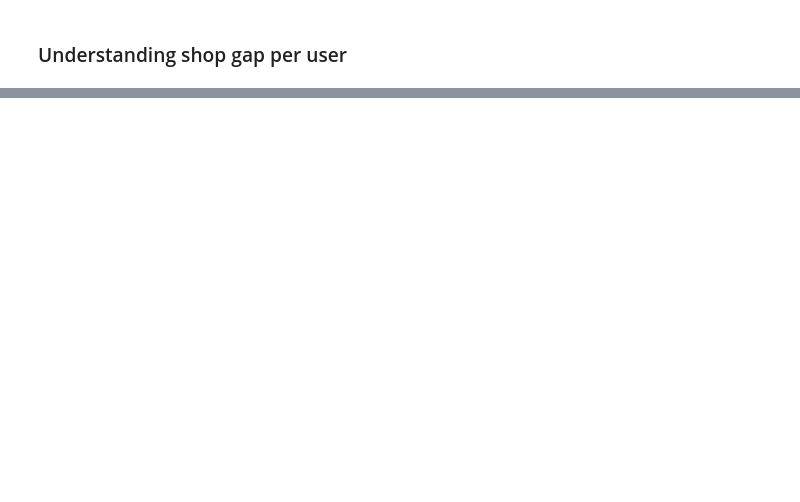
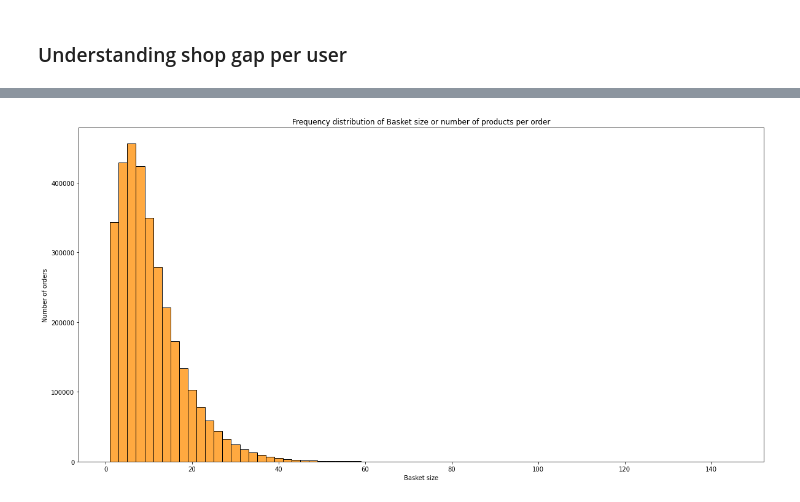
Before and after one commit to sneha-csekar/Instacart-Product-Recommender, a Jupyter notebook: Instacart_EDA_1.ipynb, the cells around one changed output, grey strips where cells are left out. Saved outputs shown, nothing was run; the diff lists cells and outputs as text; code cells hidden in the pictures; blank space fills up the shorter version.

```diff
--- a/Instacart_EDA_1.ipynb
+++ b/Instacart_EDA_1.ipynb
@@ -181,5 +223,5 @@ for i in p.containers:
 # %%
 # Combining prior and train order sets
 # Joining with orders, products, departments and aisles to collate all information
-order_products_all = pd.concat([order_products_prior, order_products_train])
-order_details = order_products_all.merge(orders, on='order_id', how='left').merge(products, on='product_id', how='left').merge(departments, on='department_id').merge(aisles, on='aisle_id')
+# order_products_all = pd.concat([order_products_prior, order_products_train])
+order_details_prior = order_products_prior.merge(orders, on='order_id', how='left').merge(products, on='product_id', how='left').merge(departments, on='department_id').merge(aisles, on='aisle_id')
@@ -393,0 +474,12 @@ plt.show()
+# %%
+df_order_product_counts = order_details_prior.groupby(['order_id'], as_index=False).agg({"product_id":pd.Series.nunique}).rename(columns={'product_id':'product_counts'})
+df_order_product_counts = df_order_product_counts.merge(orders, on='order_id', how='left')
+# %%
+plt.figure(figsize = (20,10))
+sns.histplot(data = df_order_product_counts, x="product_counts", color = 'darkorange', binwidth = 2)
+plt.xlabel('Basket size')
+plt.ylabel('Number of orders')
+plt.title('Frequency distribution of Basket size or number of products per order')
+plt.show()
+# %% [output]
+[figure, added]
```
Also changed, not shown: parts of 63 cells of this notebook.
